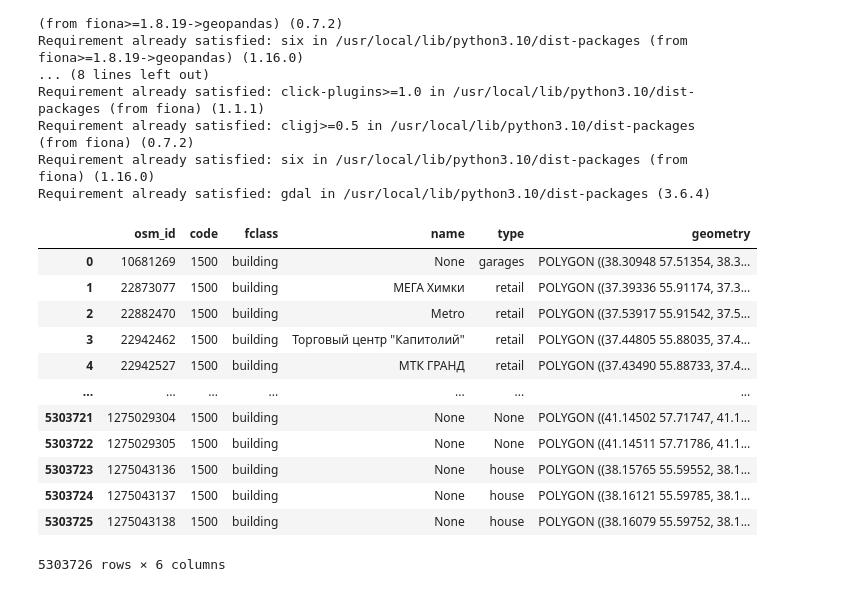
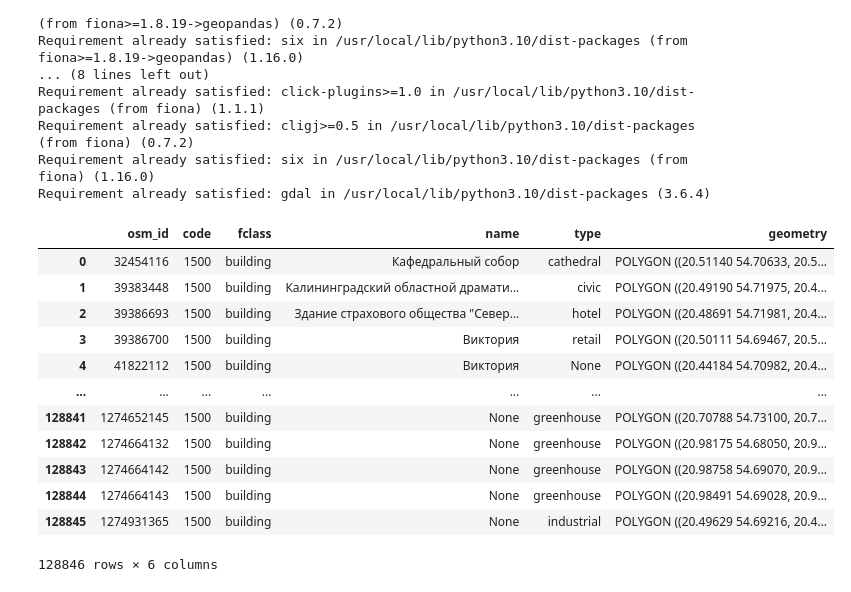
Before and after one commit to yuliiabosher/Map, a Jupyter notebook: Map.ipynb, the cells around one changed output. Saved outputs shown, nothing was run; the diff lists cells and outputs as text; code cells hidden in the pictures.

Commit message:
separated Kaliningrad objects

```diff
--- a/Map.ipynb
+++ b/Map.ipynb
@@ -24,19 +24,19 @@ Requirement already satisfied: six in /usr/local/lib/python3.10/dist-packages (f
 Requirement already satisfied: gdal in /usr/local/lib/python3.10/dist-packages (3.6.4)
 # %%
 import geopandas as gpd
-central_federal_district = gpd.read_file('https://download.geofabrik.de/russia/central-fed-district-latest-free.shp.zip')
-central_federal_district
+kaliningrad_district = gpd.read_file('https://download.geofabrik.de/russia/kaliningrad-latest-free.shp.zip')
+kaliningrad_district
 # %% [output]
 |  | osm_id | code | fclass | name | type | geometry |
-| 0 | 10681269 | 1500 | building | None | garages | POLYGON ((38.30948 57.51354, 38.3... |
-| 1 | 22873077 | 1500 | building | МЕГА Химки | retail | POLYGON ((37.39336 55.91174, 37.3... |
-| 2 | 22882470 | 1500 | building | Metro | retail | POLYGON ((37.53917 55.91542, 37.5... |
-| 3 | 22942462 | 1500 | building | Торговый центр "Капитолий" | retail | POLYGON ((37.44805 55.88035, 37.4... |
-| 4 | 22942527 | 1500 | building | МТК ГРАНД | retail | POLYGON ((37.43490 55.88733, 37.4... |
+| 0 | 32454116 | 1500 | building | Кафедральный собор | cathedral | POLYGON ((20.51140 54.70633, 20.5... |
+| 1 | 39383448 | 1500 | building | Калининградский областной драмати... | civic | POLYGON ((20.49190 54.71975, 20.4... |
+| 2 | 39386693 | 1500 | building | Здание страхового общества "Север... | hotel | POLYGON ((20.48691 54.71981, 20.4... |
+| 3 | 39386700 | 1500 | building | Виктория | retail | POLYGON ((20.50111 54.69467, 20.5... |
+| 4 | 41822112 | 1500 | building | Виктория | None | POLYGON ((20.44184 54.70982, 20.4... |
 | ... | ... | ... | ... | ... | ... | ... |
-| 5303721 | 1275029304 | 1500 | building | None | None | POLYGON ((41.14502 57.71747, 41.1... |
-| 5303722 | 1275029305 | 1500 | building | None | None | POLYGON ((41.14511 57.71786, 41.1... |
-| 5303723 | 1275043136 | 1500 | building | None | house | POLYGON ((38.15765 55.59552, 38.1... |
-| 5303724 | 1275043137 | 1500 | building | None | house | POLYGON ((38.16121 55.59785, 38.1... |
-| 5303725 | 1275043138 | 1500 | building | None | house | POLYGON ((38.16079 55.59752, 38.1... |
+| 128841 | 1274652145 | 1500 | building | None | greenhouse | POLYGON ((20.70788 54.73100, 20.7... |
+| 128842 | 1274664132 | 1500 | building | None | greenhouse | POLYGON ((20.98175 54.68050, 20.9... |
+| 128843 | 1274664142 | 1500 | building | None | greenhouse | POLYGON ((20.98758 54.69070, 20.9... |
+| 128844 | 1274664143 | 1500 | building | None | greenhouse | POLYGON ((20.98491 54.69028, 20.9... |
+| 128845 | 1274931365 | 1500 | building | None | industrial | POLYGON ((20.49629 54.69216, 20.4... |
-5303726 rows × 6 columns
+128846 rows × 6 columns
```
Also changed, not shown: parts of 2 cells of this notebook.
